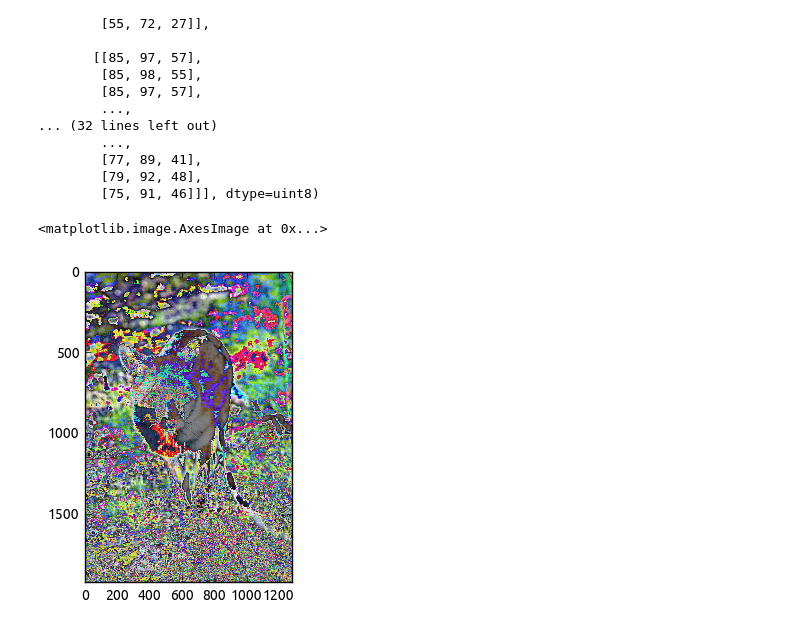
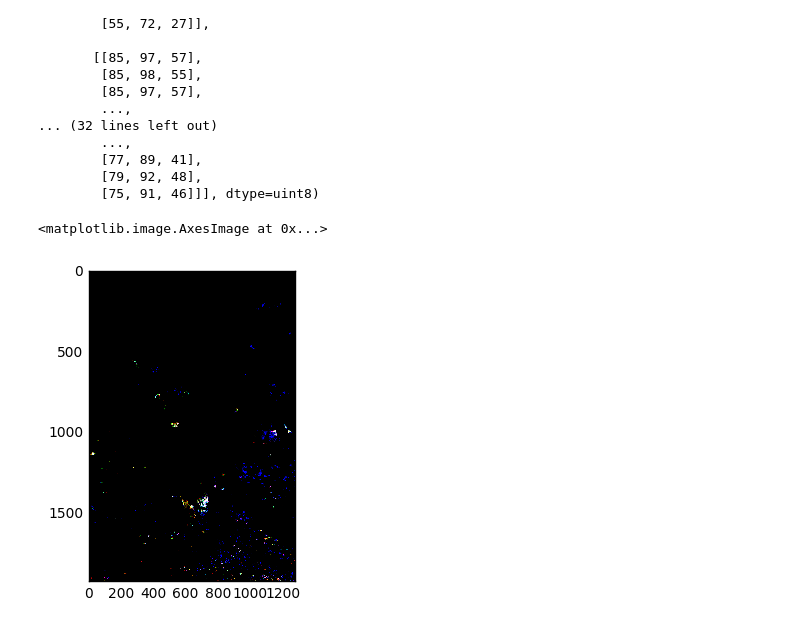
Before and after one commit to kostaNew/comp_sci_spring_2017, a Jupyter notebook: lesson2/matplotlib_basic_tutorial.ipynb, the cells around one changed output. Cells and saved outputs as stored; diff of their text form; code cells hidden in the pictures.

```diff
--- a/lesson2/matplotlib_basic_tutorial.ipynb
+++ b/lesson2/matplotlib_basic_tutorial.ipynb
@@ -93,7 +93,7 @@ array([[[84, 96, 56],
         [79, 92, 48],
         [75, 91, 46]]], dtype=uint8)
 # %%
-plt.imshow(np.log(array))
+plt.imshow(np.exp(array))
 # %% [output]
 <matplotlib.image.AxesImage at 0x...>
-[figure, old version]
+[figure, new version]
```
Also changed, not shown: parts of 5 cells of this notebook, 10 other files.
